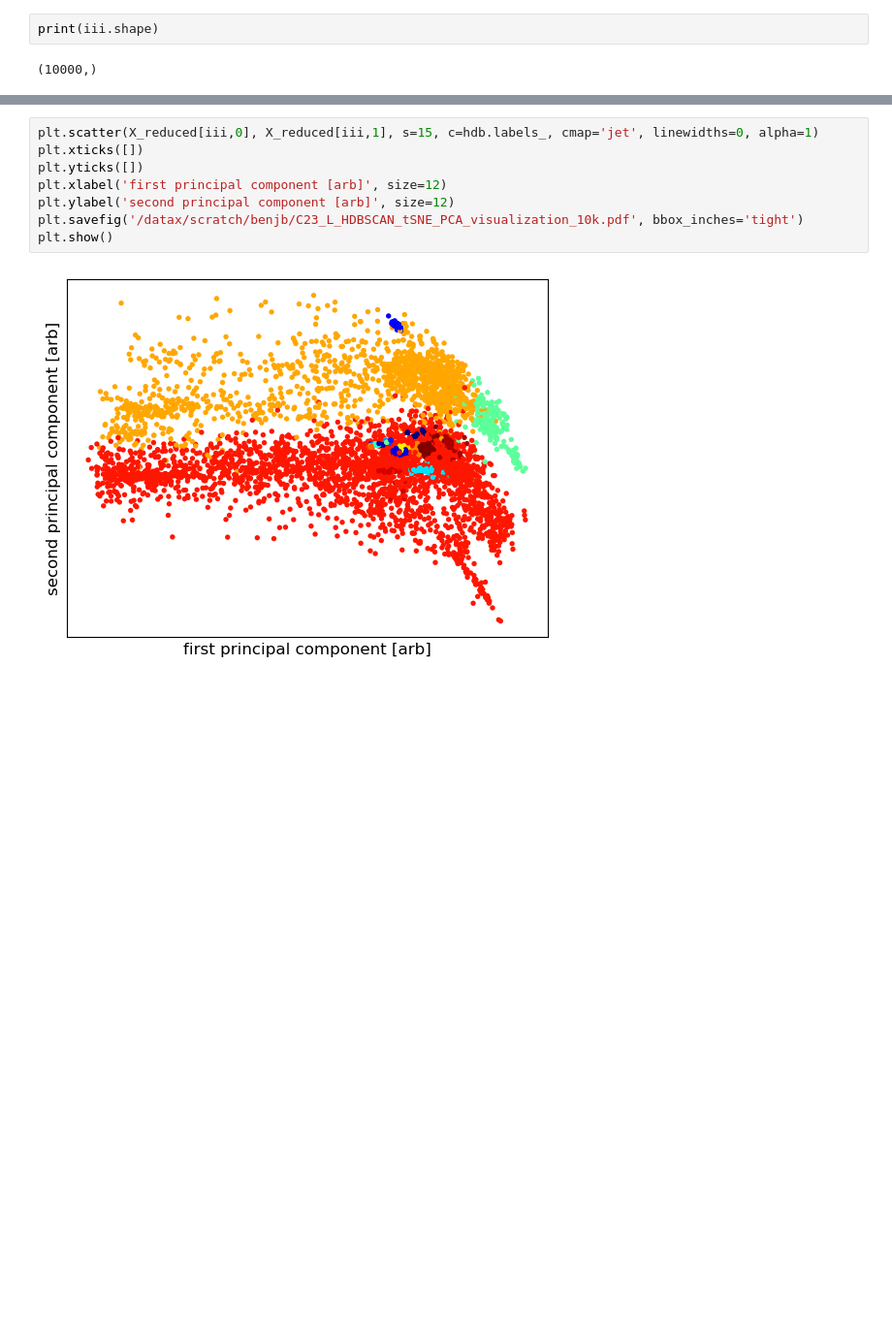
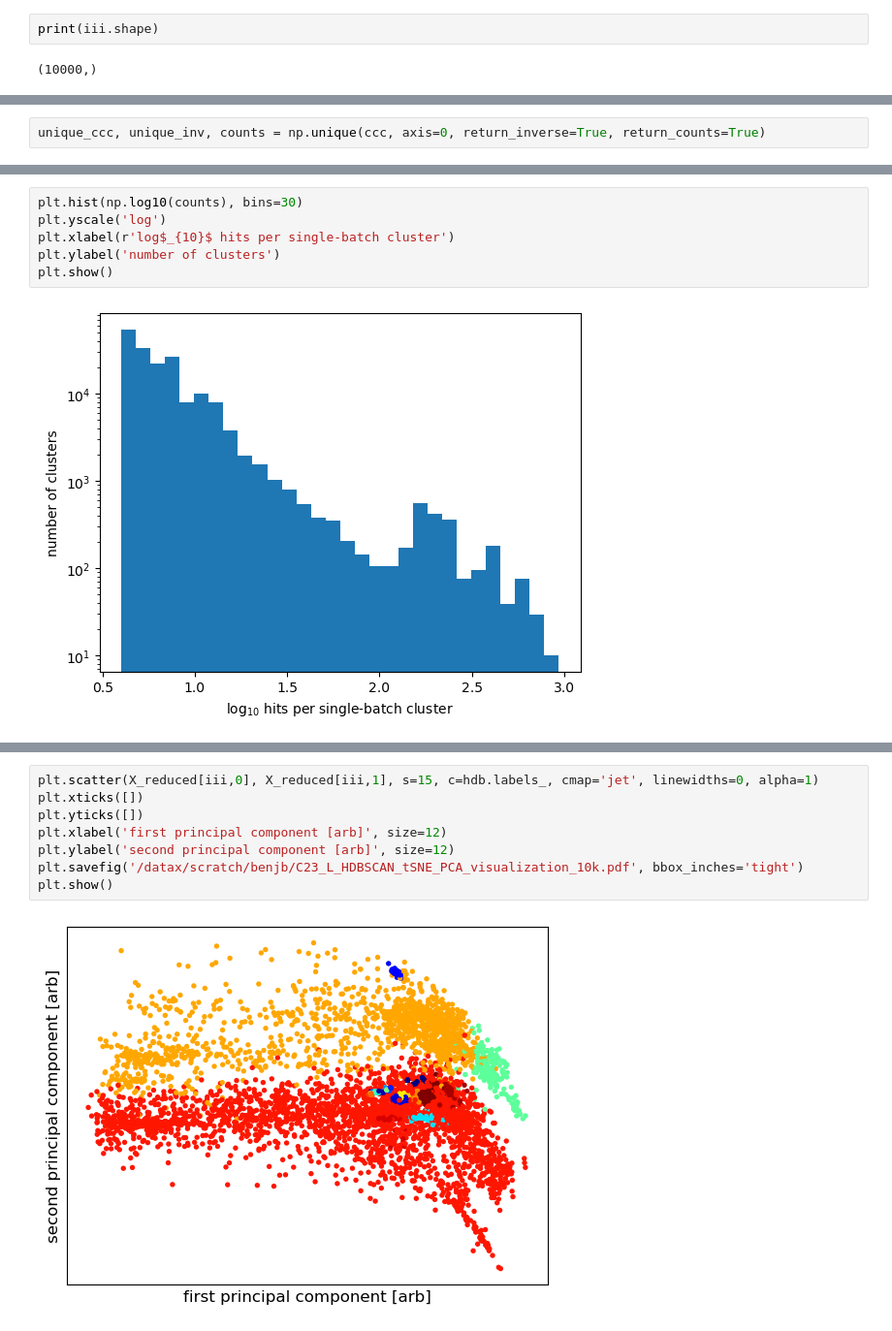
Before and after one commit to bjacobell/gbt-hdbscan, a Jupyter notebook: centroid_clustering_kmeans.ipynb, the cells around one changed output, grey strips where cells are left out. Shown at 97% size. Drawn from its saved outputs; the diff is of its cells as text; blank space fills up the shorter version.

```diff
--- a/centroid_clustering_kmeans.ipynb
+++ b/centroid_clustering_kmeans.ipynb
@@ -142,0 +145,2 @@ np.save('/datax/scratch/benjb/C23_L_HDBSCAN_tSNE_10k_labels.npy', hdb.labels_)
+# %%
+unique_ccc, unique_inv, counts = np.unique(ccc, axis=0, return_inverse=True, return_counts=True)
@@ -142,0 +170,8 @@ np.save('/datax/scratch/benjb/C23_L_HDBSCAN_tSNE_10k_labels.npy', hdb.labels_)
+# %%
+plt.hist(np.log10(counts), bins=30)
+plt.yscale('log')
+plt.xlabel(r'log$_{10}$ hits per single-batch cluster')
+plt.ylabel('number of clusters')
+plt.show()
+# %% [output]
+[figure, added]
```
Also changed, not shown: parts of 19 cells of this notebook, 6 other files.
